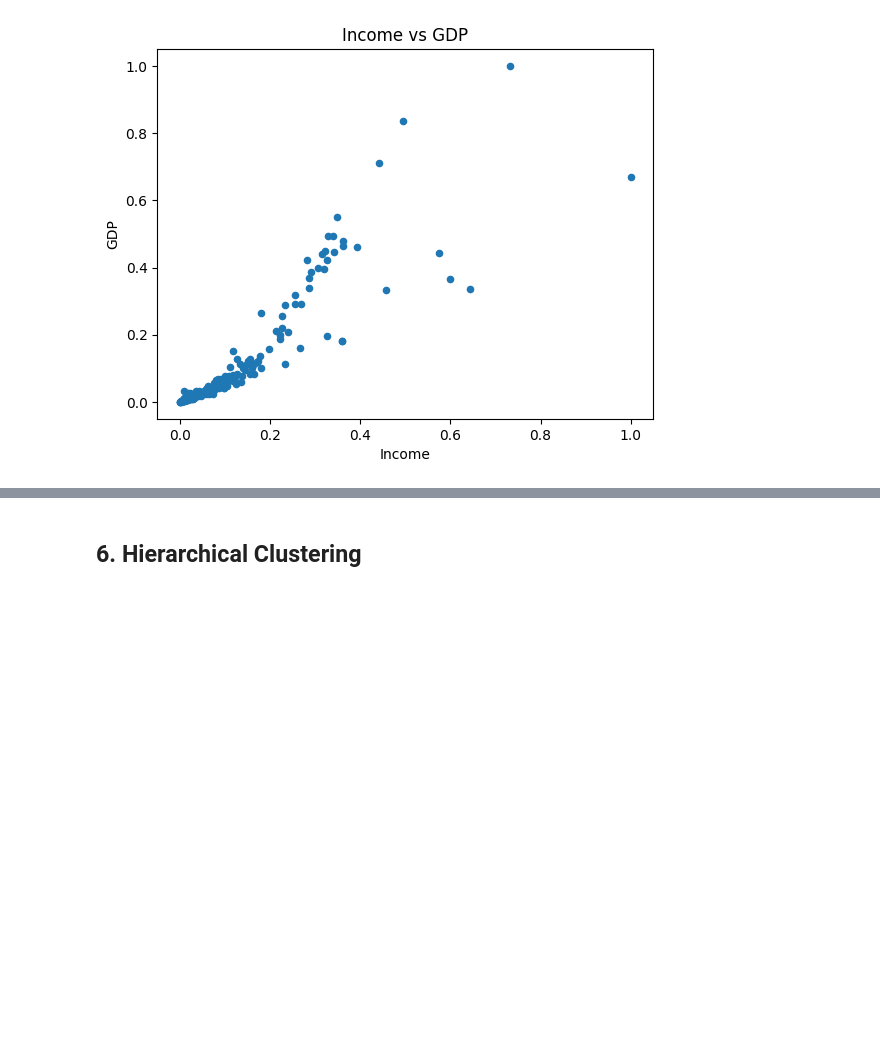
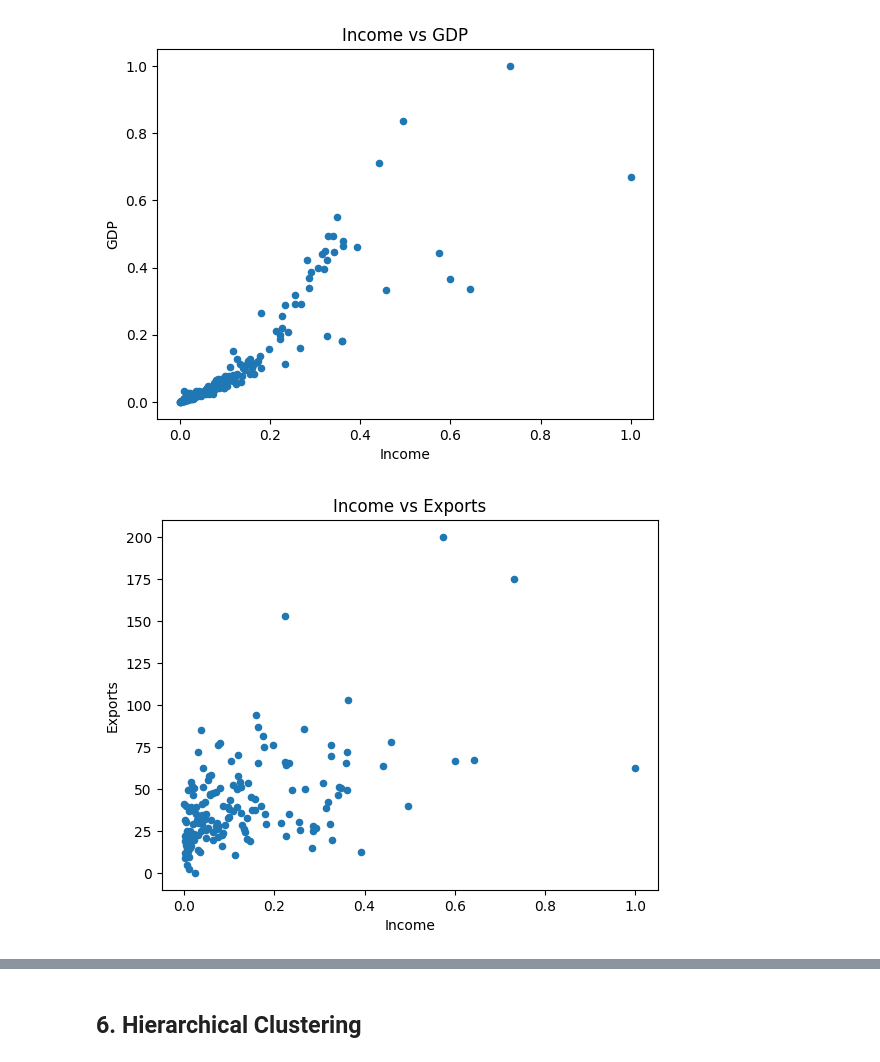
Before and after one commit to leonnmarcoo/CCADMACL_EXERCISES_COM232, a Jupyter notebook: Exercise 2B.ipynb, the cells around one changed output, grey strips where cells are left out. Cells and saved outputs as stored; diff of their text form; code cells hidden in the pictures; blank space fills up the shorter version.

```diff
--- a/Exercise 2B.ipynb
+++ b/Exercise 2B.ipynb
@@ -222,3 +222,11 @@ plt.title('Income vs GDP')
 plt.show()
 # %% [output]
 [figure]
+# %%
+new_df.plot.scatter(x='income', y='exports')
+plt.xlabel('Income')
+plt.ylabel('Exports')
+plt.title('Income vs Exports')
+plt.show()
+# %% [output]
+[figure, added]
```
Also changed, not shown: parts of 3 cells of this notebook.
